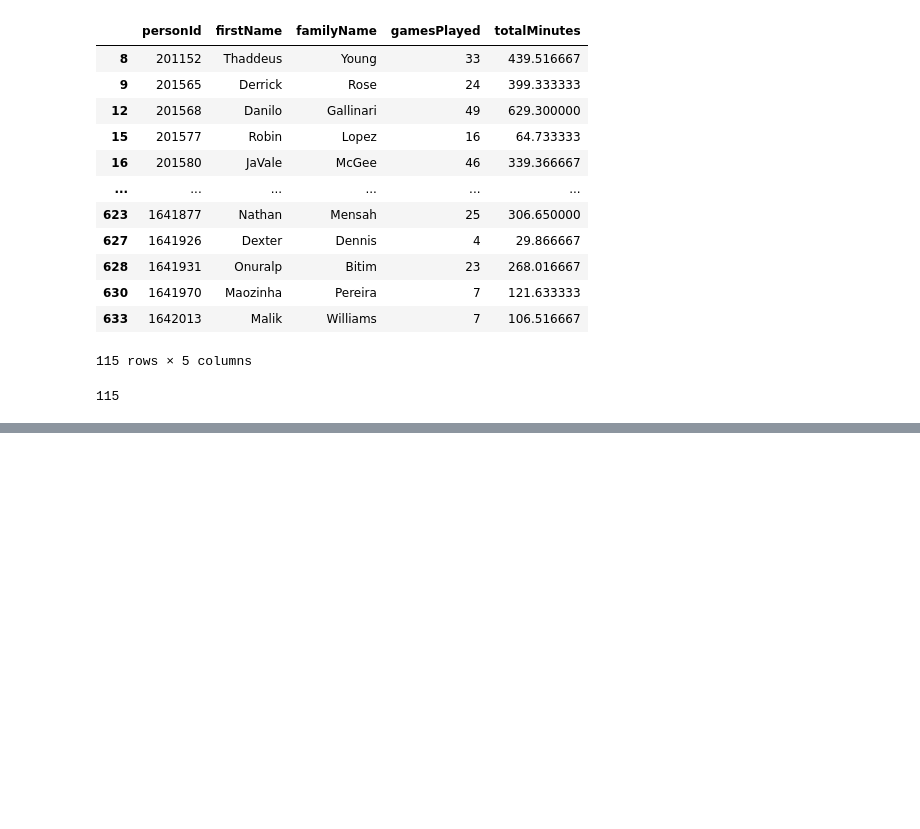
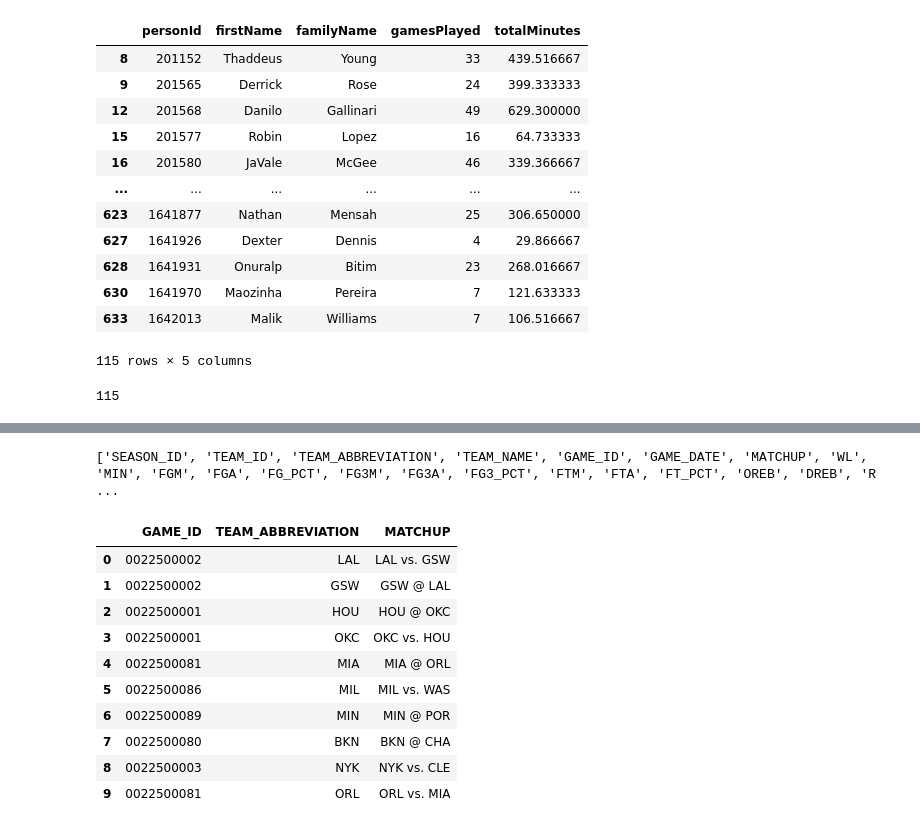
Before and after one commit to Team-Zhao/nba-ai-simulator, a Jupyter notebook: notebooks/player_data.ipynb, the cells around one changed output, grey strips where cells are left out. Cells and saved outputs as stored; diff of their text form; code cells hidden in the pictures; blank space fills up the shorter version.

```diff
--- a/notebooks/player_data.ipynb
+++ b/notebooks/player_data.ipynb
@@ -544,0 +569,32 @@ missing_physical["personId"].nunique()
+# %%
+from nba_api.stats.endpoints import leaguegamelog
+
+game_log = leaguegamelog.LeagueGameLog(
+    season="2025-26",
+    season_type_all_star="Regular Season",
+)
+
+games_df = game_log.get_data_frames()[0]
+
+print(games_df.columns.tolist())
+
+games_df[
+    [
+        "GAME_ID",
+        "TEAM_ABBREVIATION",
+        "MATCHUP",
+    ]
+].head(10)
+# %% [output]
+['SEASON_ID', 'TEAM_ID', 'TEAM_ABBREVIATION', 'TEAM_NAME', 'GAME_ID', 'GAME_DATE', 'MATCHUP', 'WL', 'MIN', 'FGM', 'FGA', 'FG_PCT', 'FG3M', 'FG3A', 'FG3_PCT', 'FTM', 'FTA', 'FT_PCT', 'OREB', 'DREB', 'R ...
+|  | GAME_ID | TEAM_ABBREVIATION | MATCHUP |
+| 0 | 0022500002 | LAL | LAL vs. GSW |
+| 1 | 0022500002 | GSW | GSW @ LAL |
+| 2 | 0022500001 | HOU | HOU @ OKC |
+| 3 | 0022500001 | OKC | OKC vs. HOU |
+| 4 | 0022500081 | MIA | MIA @ ORL |
+| 5 | 0022500086 | MIL | MIL vs. WAS |
+| 6 | 0022500089 | MIN | MIN @ POR |
+| 7 | 0022500080 | BKN | BKN @ CHA |
+| 8 | 0022500003 | NYK | NYK vs. CLE |
+| 9 | 0022500081 | ORL | ORL vs. MIA |
```
Also changed, not shown: parts of 1 cell of this notebook, 2 other files.
